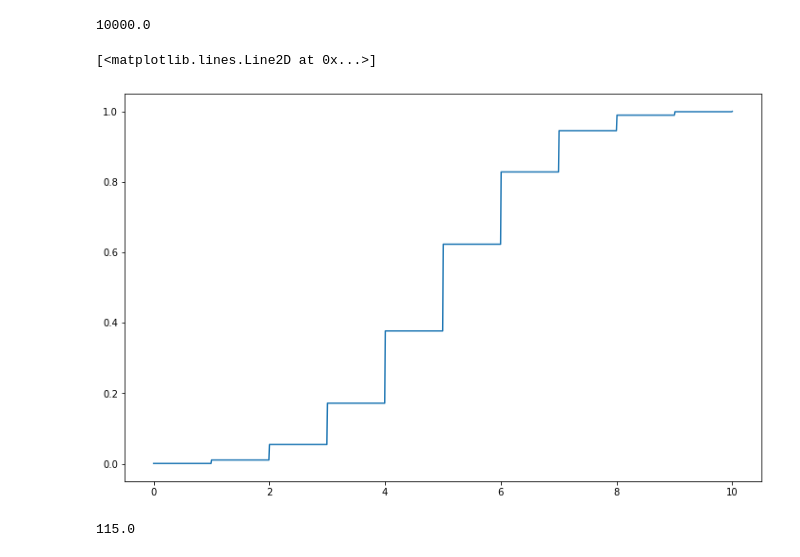
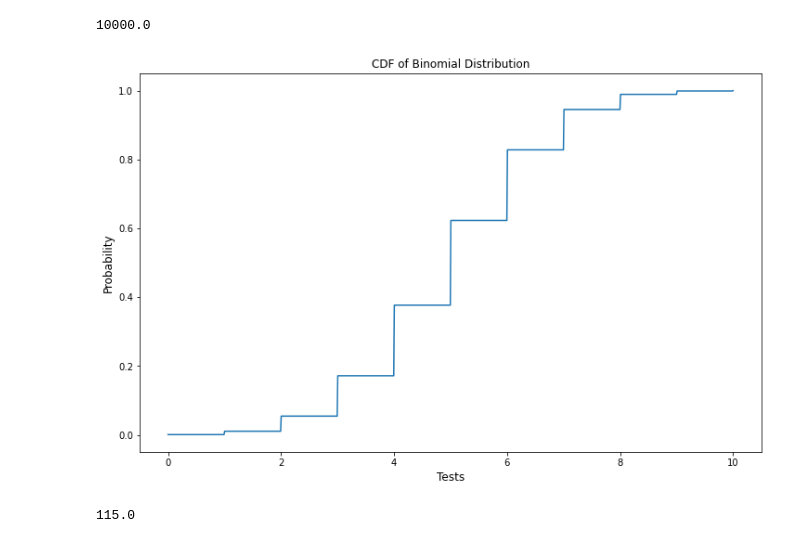
Before and after one commit to maria8ch/Phys434_BigData, a Jupyter notebook: lab1_Berres.ipynb, the cells around one changed output. Saved outputs shown, nothing was run; the diff lists cells and outputs as text; code cells hidden in the pictures.

```diff
--- a/lab1_Berres.ipynb
+++ b/lab1_Berres.ipynb
@@ -341,11 +317,13 @@ ax.tick_params(labelsize = 15)
 # %%
 fig, ax = plt.subplots(figsize=(12, 7.5))
 x = np.linspace(0,10,1000)
 ax.plot(x,stats.binom.cdf(x,10,0.5))
+ax.set_title('CDF of Binomial Distribution',fontsize=12)
+ax.set_xlabel('Tests',fontsize=12)
+ax.set_ylabel('Probability',fontsize=12);
 #ax.hlines(cd2,90,130)
 # %% [output]
-[<matplotlib.lines.Line2D at 0x...>]
-[figure, old version]
+[figure, new version]
 # %%
 cd2=stats.binom.cdf(115,n=200,p=0.6)
 stats.binom.ppf(cd2,n=200,p=0.6)
```
Also changed, not shown: parts of 10 cells of this notebook.
